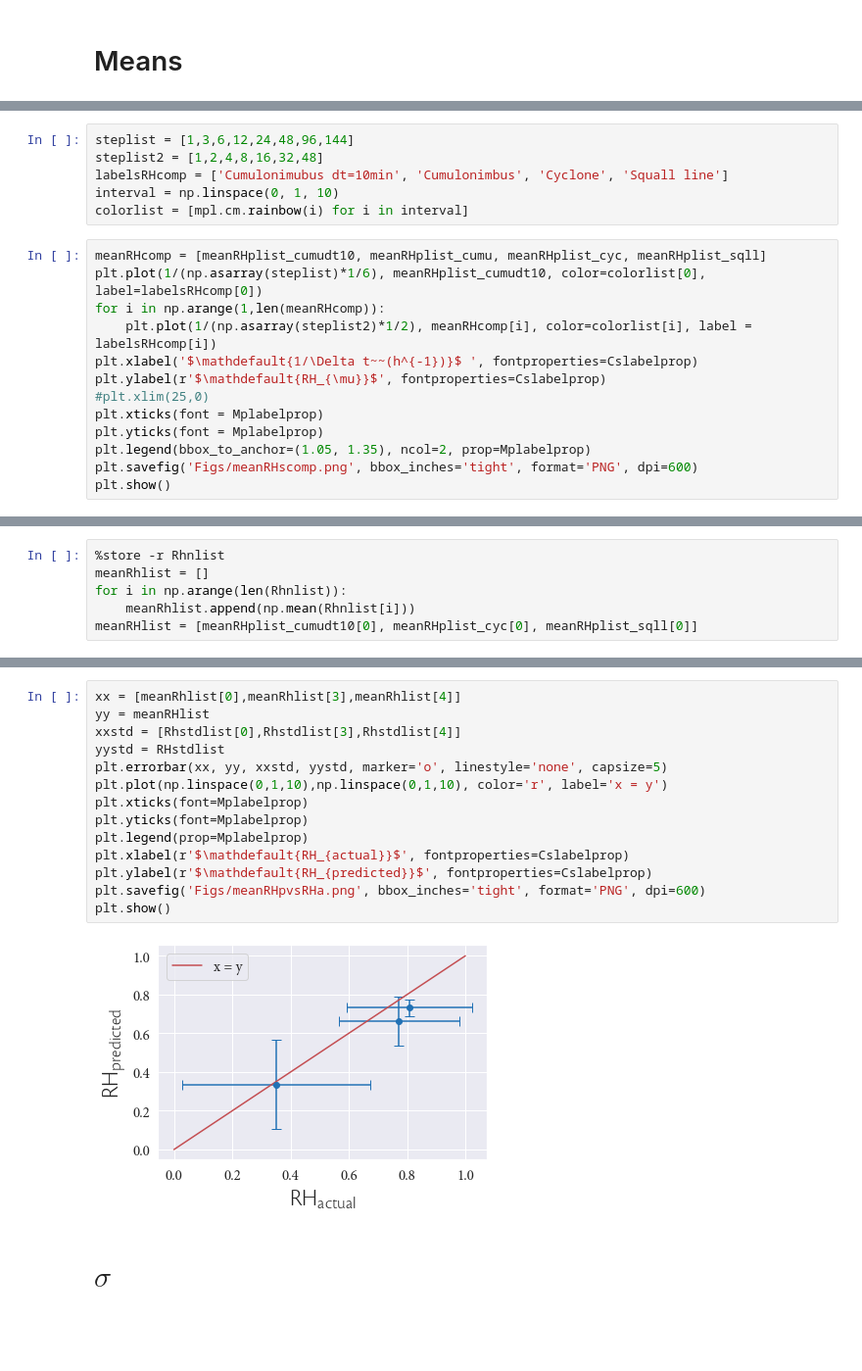
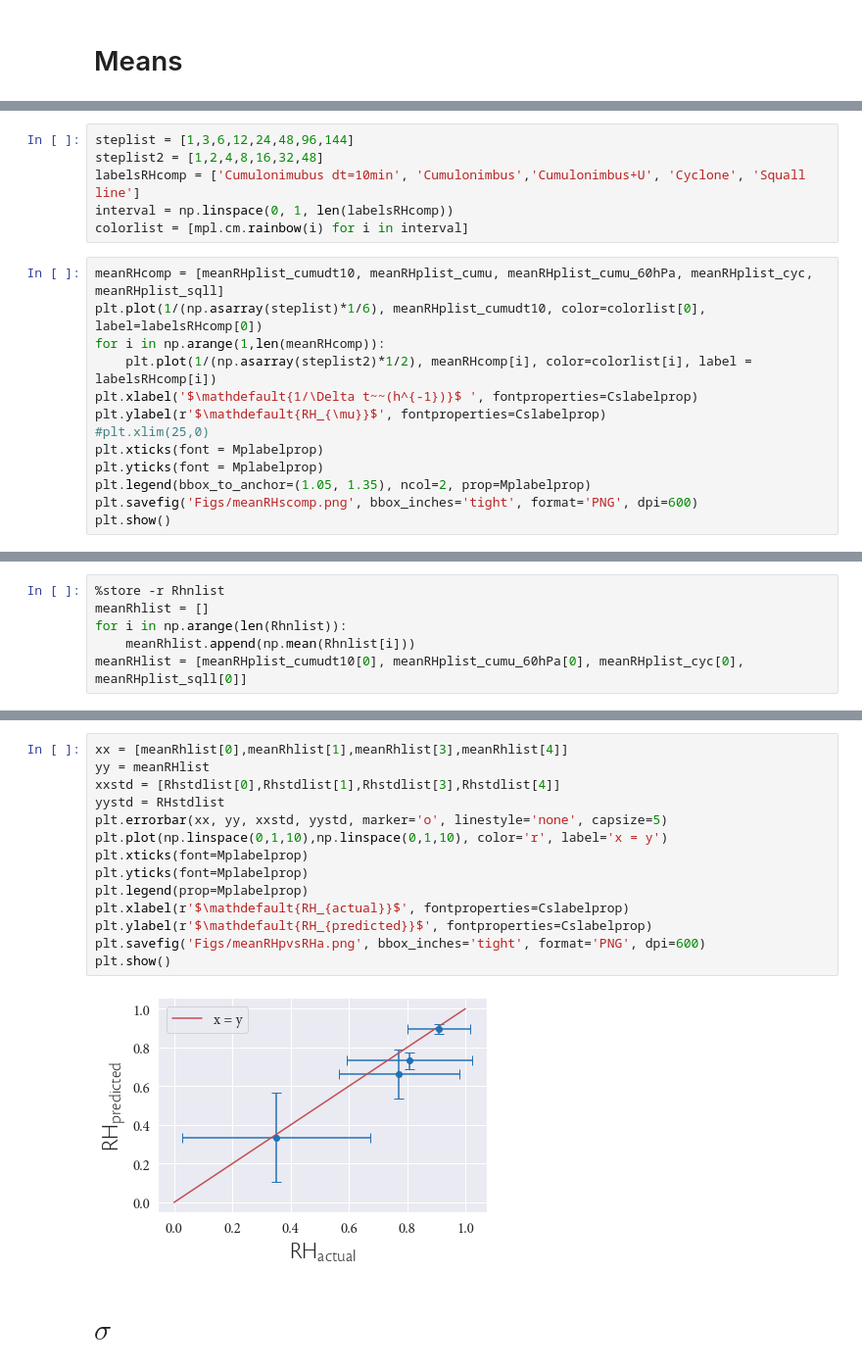
Before and after one commit to FelixLangot/LMD_Internship, a Jupyter notebook: Stats.ipynb, the cells around one changed output, grey strips where cells are left out. Shown at 98% size. Saved outputs shown, nothing was run; the diff lists cells and outputs as text; blank space fills up the shorter version.

```diff
--- a/Stats.ipynb
+++ b/Stats.ipynb
@@ -62,11 +62,11 @@ sns.color_palette("Blues_r", 3)
 # %%
 steplist = [1,3,6,12,24,48,96,144]
 steplist2 = [1,2,4,8,16,32,48]
-labelsRHcomp = ['Cumulonimubus dt=10min', 'Cumulonimbus', 'Cyclone', 'Squall line']
-interval = np.linspace(0, 1, 10)
+labelsRHcomp = ['Cumulonimubus dt=10min', 'Cumulonimbus','Cumulonimbus+U', 'Cyclone', 'Squall line']
+interval = np.linspace(0, 1, len(labelsRHcomp))
 colorlist = [mpl.cm.rainbow(i) for i in interval]
 # %%
-meanRHcomp = [meanRHplist_cumudt10, meanRHplist_cumu, meanRHplist_cyc, meanRHplist_sqll]
+meanRHcomp = [meanRHplist_cumudt10, meanRHplist_cumu, meanRHplist_cumu_60hPa, meanRHplist_cyc, meanRHplist_sqll]
 plt.plot(1/(np.asarray(steplist)*1/6), meanRHplist_cumudt10, color=colorlist[0], label=labelsRHcomp[0])
 for i in np.arange(1,len(meanRHcomp)):
     plt.plot(1/(np.asarray(steplist2)*1/2), meanRHcomp[i], color=colorlist[i], label = labelsRHcomp[i])
@@ -85,6 +85,6 @@ plt.show()
 meanRhlist = []
 for i in np.arange(len(Rhnlist)):
     meanRhlist.append(np.mean(Rhnlist[i]))
-meanRHlist = [meanRHplist_cumudt10[0], meanRHplist_cyc[0], meanRHplist_sqll[0]]
+meanRHlist = [meanRHplist_cumudt10[0], meanRHplist_cumu_60hPa[0], meanRHplist_cyc[0], meanRHplist_sqll[0]]
 # %%
 absc = [1,2,3,4,5,6]
@@ -101,21 +101,21 @@ plt.show()
 # %% [output]
 [figure]
 # %%
-xx = [meanRhlist[0],meanRhlist[3],meanRhlist[4]]
+xx = [meanRhlist[0],meanRhlist[1],meanRhlist[3],meanRhlist[4]]
 yy = meanRHlist
-xxstd = [Rhstdlist[0],Rhstdlist[3],Rhstdlist[4]]
+xxstd = [Rhstdlist[0],Rhstdlist[1],Rhstdlist[3],Rhstdlist[4]]
 yystd = RHstdlist
 plt.errorbar(xx, yy, xxstd, yystd, marker='o', linestyle='none', capsize=5)
 plt.plot(np.linspace(0,1,10),np.linspace(0,1,10), color='r', label='x = y')
 plt.xticks(font=Mplabelprop)
 plt.yticks(font=Mplabelprop)
 plt.legend(prop=Mplabelprop)
 plt.xlabel(r'$\mathdefault{RH_{actual}}$', fontproperties=Cslabelprop)
 plt.ylabel(r'$\mathdefault{RH_{predicted}}$', fontproperties=Cslabelprop)
 plt.savefig('Figs/meanRHpvsRHa.png', bbox_inches='tight', format='PNG', dpi=600)
 plt.show()
 # %% [output]
-[figure, old version]
+[figure, new version]
 # %% [markdown]
 # $\sigma$
 # %%
```
Also changed, not shown: parts of 7 cells of this notebook, 1 other file.
